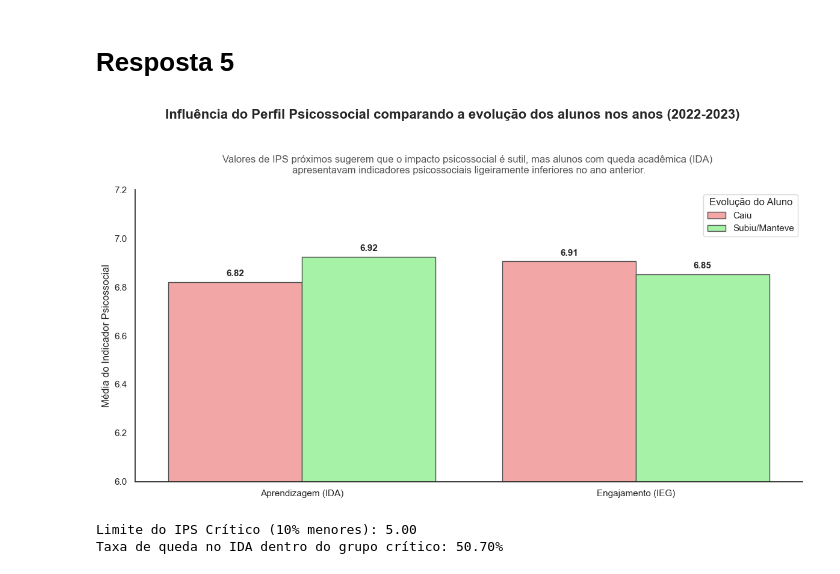
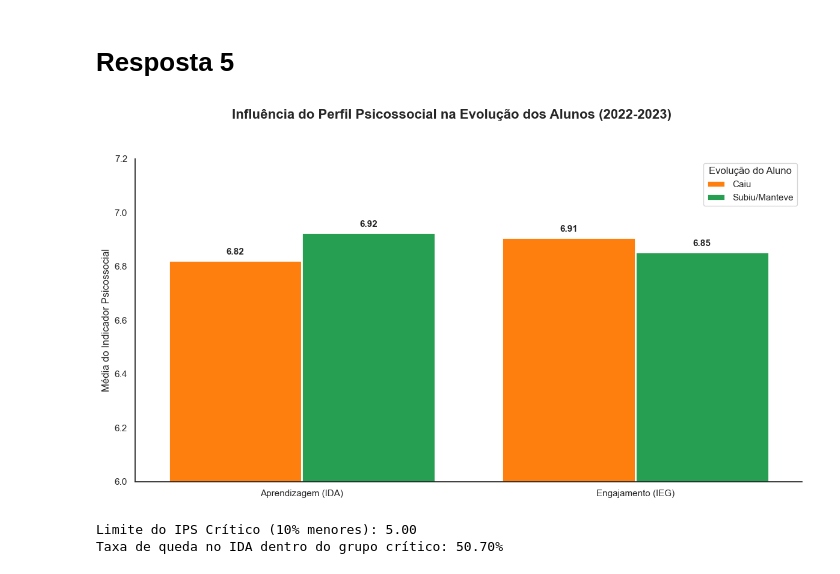
Before and after one commit to vbomura/tc5, a Jupyter notebook: Respostas_Pesquisa/Questoes_5_6.ipynb, the cells around one changed output. Cells and saved outputs as stored; diff of their text form; code cells hidden in the pictures.

```diff
--- a/Respostas_Pesquisa/Questoes_5_6.ipynb
+++ b/Respostas_Pesquisa/Questoes_5_6.ipynb
@@ -366,60 +366,76 @@ Passing `palette` without assigning `hue` is deprecated and will be removed in v
 # %% [markdown]
 # Resposta 5
 # %%
-# 1. Preparando os dados para o gráfico comparativo
-# Calculamos as médias de IPS_22 para cada categoria de queda
+import pandas as pd
+import seaborn as sns
+import matplotlib.pyplot as plt
+
+# 1. Preparando os dados (Mantendo sua lógica)
 media_ida = df_merge_ano.groupby('Resultado_IDA')['ips_22'].mean().reset_index()
 media_ida['Tipo'] = 'Aprendizagem (IDA)'
 
-# Fazemos o mesmo para o Engajamento (precisamos criar a coluna de resultado primeiro)
 df_merge_ano['Resultado_IEG'] = 'Subiu/Manteve'
 df_merge_ano.loc[df_merge_ano['VAR_IEG_2023'] < 0, 'Resultado_IEG'] = 'Caiu'
 
 media_ieg = df_merge_ano.groupby('Resultado_IEG')['ips_22'].mean().reset_index()
 media_ieg['Tipo'] = 'Engajamento (IEG)'
-media_ieg.columns = ['Resultado_IDA', 'ips_22', 'Tipo'] # Padronizando nomes para o concat
+media_ieg.columns = ['Resultado_IDA', 'ips_22', 'Tipo']
 
-# Unindo os dois
 df_plot = pd.concat([media_ida, media_ieg])
 
-# 2. Configuração Visual
+# 2. Configuração Visual com as cores do seu outro gráfico
 sns.set_theme(style="white")
-paleta_suave = {"Caiu": "#ff9999", "Subiu/Manteve": "#99ff99"}
+
+# Usando EXATAMENTE as suas variáveis de cor
+cor_abaixo = '#279F53'  # O seu verde
+cor_acima = '#ff7f0e'   # O seu laranja
+
+# Mapeando: Caiu (ruim) = Laranja | Subiu (bom) = Verde
+paleta_exata = {
+    "Caiu": cor_acima,
+    "Subiu/Manteve": cor_abaixo
+}
 
 plt.figure(figsize=(12, 7))
-ax = sns.barplot(data=df_plot, x='Tipo', y='ips_22', hue='Resultado_IDA', palette=paleta_suave, edgecolor="0.3")
 
-# 3. Ajustando o Eixo Y para destacar as diferenças
-# Como suas médias estão em torno de 6.8, vamos focar a visão entre 6 e 7.2
+# O segredo para a cor não mudar é o 'saturation=1'
+ax = sns.barplot(
+    data=df_plot,
+    x='Tipo',
+    y='ips_22',
+    hue='Resultado_IDA',
+    palette=paleta_exata,
+    edgecolor="white",
+    linewidth=2,
+    saturation=1  # <--- ISSO impede o Seaborn de desbotar o seu laranja/verde
+)
+
+# 3. Ajustando o Eixo Y
 plt.ylim(6.0, 7.2)
 
-# 4. Adicionando os rótulos de dados
+# 4. Rótulos de dados
 for p in ax.patches:
-    if p.get_height() > 0: # Evita erro em colunas vazias
+    if p.get_height() > 0:
         ax.annotate(f'{p.get_height():.2f}',
                     (p.get_x() + p.get_width() / 2., p.get_height()),
                     ha = 'center', va = 'center',
                     xytext = (0, 10),
                     textcoords = 'offset points',
                     fontsize=11, fontweight='bold')
-# 5. Títulos e Subtítulos
-plt.suptitle('Influência do Perfil Psicossocial comparando a evolução dos alunos nos anos (2022-2023)',
+
+# 5. Títulos
+plt.suptitle('Influência do Perfil Psicossocial na Evolução dos Alunos (2022-2023)',
              fontsize=16, fontweight='bold', y=0.98)
-
-plt.title('Valores de IPS próximos sugerem que o impacto psicossocial é sutil, mas alunos com queda acadêmica (IDA) \n'
-          'apresentavam indicadores psicossociais ligeiramente inferiores no ano anterior.',
-          fontsize=12, color='#555555', pad=20)
 
 plt.ylabel('Média do Indicador Psicossocial', fontsize=12)
 plt.xlabel('', fontsize=12)
 plt.legend(title='Evolução do Aluno', loc='upper right')
 
 sns.despine()
-
 plt.tight_layout(rect=[0, 0.03, 1, 0.95])
 plt.show()
 # %% [output]
-[figure, old version]
+[figure, new version]
 # %%
 # Vamos identificar o limite dos 10% menores valores de IPS em 2022
 limite_critico = df_merge_ano['ips_22'].quantile(0.10)
```
Also changed, not shown: parts of 2 cells of this notebook.
